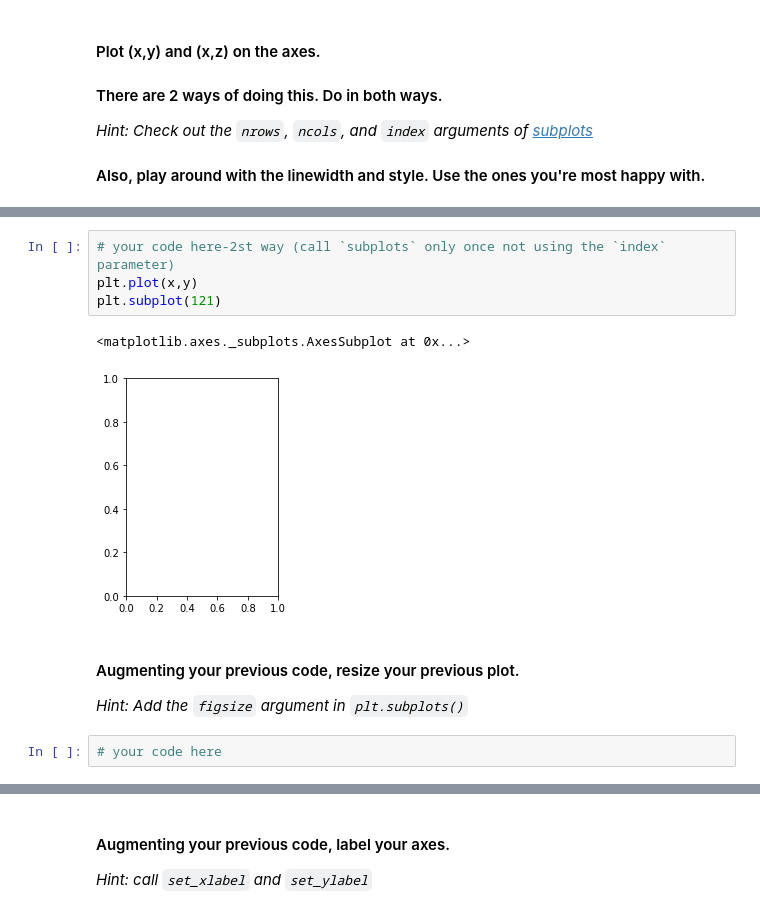
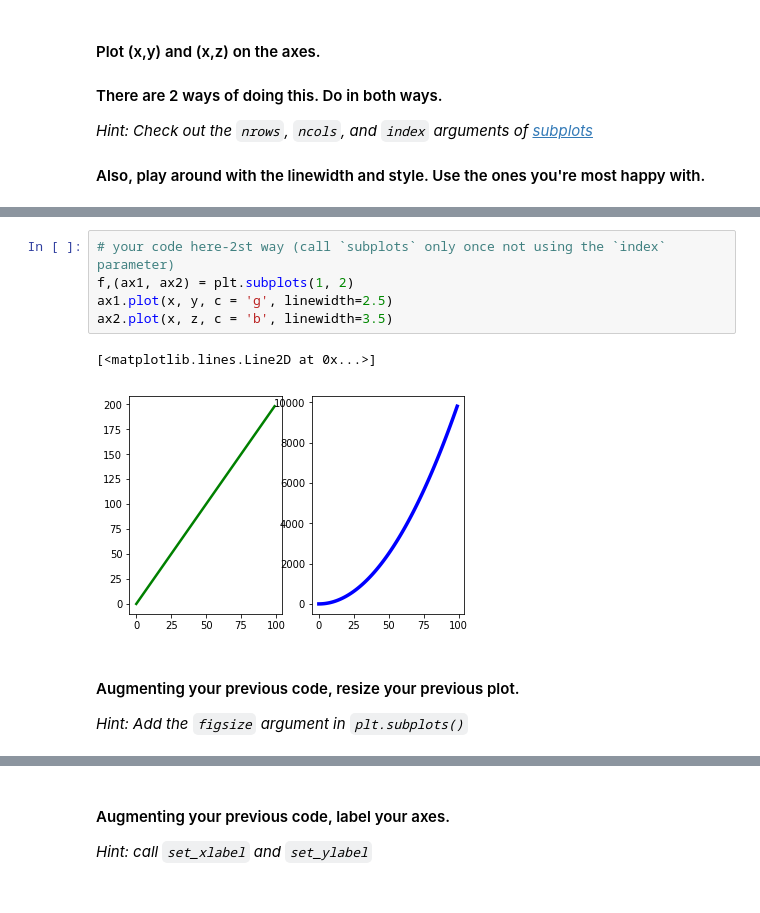
Before and after one commit to LauraRepullo/datamad0119, a Jupyter notebook: module-2/lab-matplotlib-seaborn/your-code/challenge-1.ipynb, the cells around one changed output, grey strips where cells are left out. Cells and saved outputs as stored; diff of their text form.

```diff
--- a/module-2/lab-matplotlib-seaborn/your-code/challenge-1.ipynb
+++ b/module-2/lab-matplotlib-seaborn/your-code/challenge-1.ipynb
@@ -41,14 +42,13 @@ plt.plot(x,z, c = 'r')
 [figure]
 # %%
 # your code here-2st way (call `subplots` only once not using the `index` parameter)
-plt.plot(x,y)
-plt.subplot(121)
+f,(ax1, ax2) = plt.subplots(1, 2)
+ax1.plot(x, y, c = 'g', linewidth=2.5)
+ax2.plot(x, z, c = 'b', linewidth=3.5)
 # %% [output]
-<matplotlib.axes._subplots.AxesSubplot at 0x...>
+[<matplotlib.lines.Line2D at 0x...>]
-[figure, old version]
+[figure, new version]
 # %% [markdown]
 #### Augmenting your previous code, resize your previous plot.
 
 *Hint: Add the `figsize` argument in `plt.subplots()`*
-# %%
-# your code here
```
Also changed, not shown: parts of 7 cells of this notebook.
